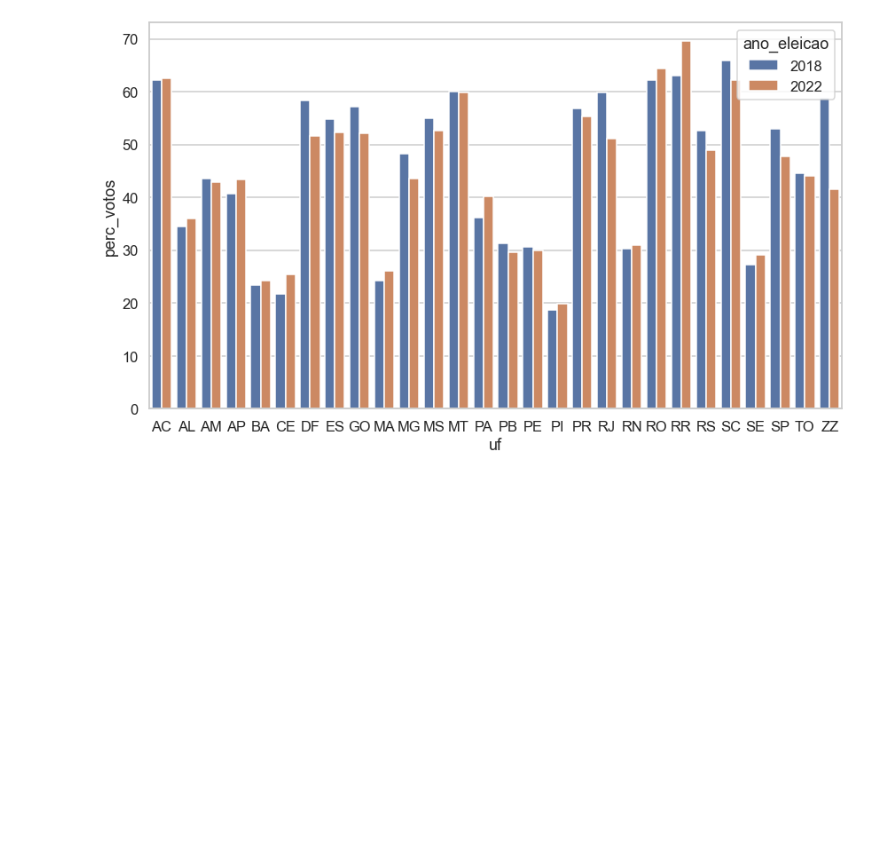
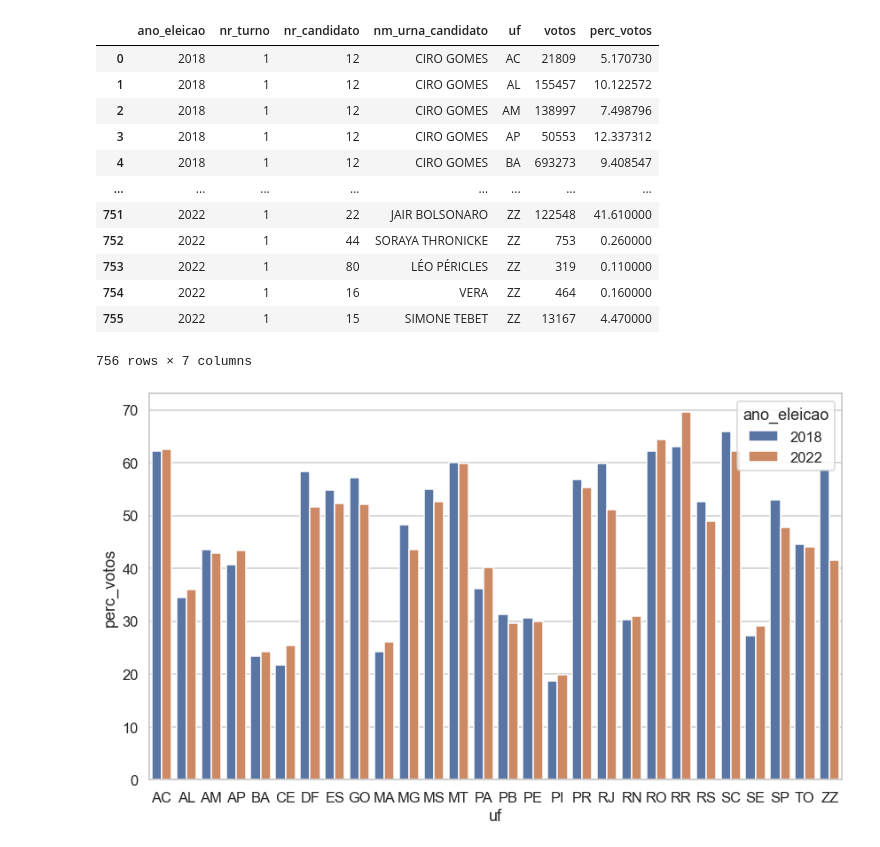
Before and after one commit to analisededados-ufpb/aulas-ad, a Jupyter notebook: 2-eda/analise_eleicoes_2022.ipynb, the cells around one changed output. Cells and saved outputs as stored; diff of their text form; code cells hidden in the pictures; blank space fills up the shorter version.

```diff
--- a/2-eda/analise_eleicoes_2022.ipynb
+++ b/2-eda/analise_eleicoes_2022.ipynb
@@ -1,16 +1,34 @@
 # %%
 #from geobr import read_state
 from matplotlib import cm
 import matplotlib.pyplot as plt
 import pandas as pd
 from pathlib import Path
 import seaborn as sns
 import utils
 
 DATA_DIR = Path().resolve().parent / 'dados'
-TSE_DADOS_DIR = DATA_DIR / 'tse'
+#TSE_DADOS_DIR = DATA_DIR / 'tse'
+TSE_DADOS_DIR = Path('~/local/datasets/dados-tse')
 ELEICOES_FILE = DATA_DIR / 'eleicoes_resultado_presidente_uf_2018_2022.csv'
 
-sns.set(rc={'figure.figsize':(14, 8)})
+#sns.set(rc={'figure.figsize':(14, 8)})
 sns.set_style("whitegrid")
 sns.set_context("talk")
+
+# Na primeira vez, descomente e rode o comando abaixo para gerar o arquivo de entrada
+utils.etl_eleicoes(TSE_DADOS_DIR, ELEICOES_FILE)
+# %% [output]
+|  | ano_eleicao | nr_turno | nr_candidato | nm_urna_candidato | uf | votos | perc_votos |
+| 0 | 2018 | 1 | 12 | CIRO GOMES | AC | 21809 | 5.170730 |
+| 1 | 2018 | 1 | 12 | CIRO GOMES | AL | 155457 | 10.122572 |
+| 2 | 2018 | 1 | 12 | CIRO GOMES | AM | 138997 | 7.498796 |
+| 3 | 2018 | 1 | 12 | CIRO GOMES | AP | 50553 | 12.337312 |
+| 4 | 2018 | 1 | 12 | CIRO GOMES | BA | 693273 | 9.408547 |
+| ... | ... | ... | ... | ... | ... | ... | ... |
+| 751 | 2022 | 1 | 22 | JAIR BOLSONARO | ZZ | 122548 | 41.610000 |
+| 752 | 2022 | 1 | 44 | SORAYA THRONICKE | ZZ | 753 | 0.260000 |
+| 753 | 2022 | 1 | 80 | LÉO PÉRICLES | ZZ | 319 | 0.110000 |
+| 754 | 2022 | 1 | 16 | VERA | ZZ | 464 | 0.160000 |
+| 755 | 2022 | 1 | 15 | SIMONE TEBET | ZZ | 13167 | 4.470000 |
+756 rows × 7 columns
```
Also changed, not shown: parts of 7 cells of this notebook, 2 other files.
